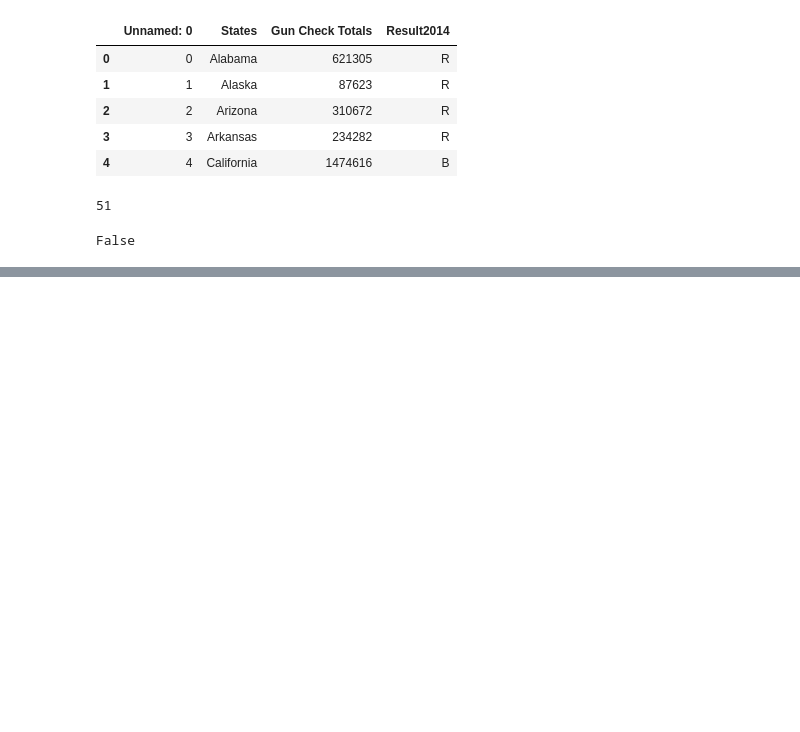
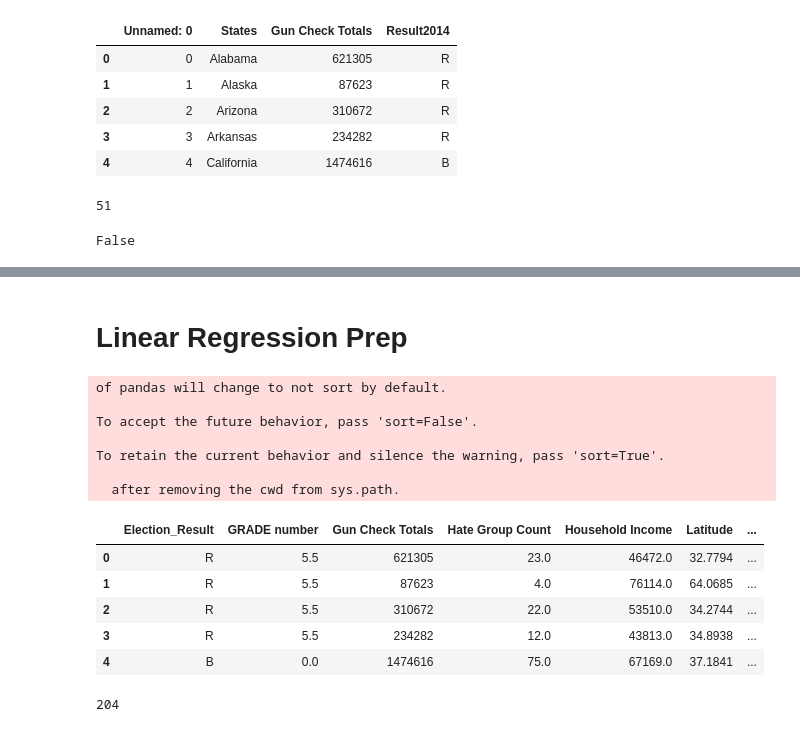
Before and after one commit to lprymak/Project1, a Jupyter notebook: Data_Exploration_&_Cleanup_Final.ipynb, the cells around one changed output, grey strips where cells are left out. Drawn from its saved outputs; the diff is of its cells as text; code cells hidden in the pictures; blank space fills up the shorter version.

```diff
--- a/Data_Exploration_&_Cleanup_Final.ipynb
+++ b/Data_Exploration_&_Cleanup_Final.ipynb
@@ -840,3 +840,29 @@ combined_2017
 | 48 | West Virginia | 4 | 0.0 | 0.0 | 54 | 1836843.0 | 42.2 | ... |
 | 49 | Wisconsin | 11 | 2.0 | 9.0 | 55 | 5763217.0 | 39.2 | ... |
 | 50 | Wyoming | 1 | 0.0 | 0.0 | 56 | 583200.0 | 37.0 | ... |
+# %% [markdown]
+# Linear Regression Prep
+# %%
+#df frame list
+frames = [combined_2017, combined_2016,combined_2015, combined_2014]
+#combine dfs
+linear_dataset = pd.concat(frames)
+linear_dataset.head()
+# %% [output]
+of pandas will change to not sort by default.
+
+To accept the future behavior, pass 'sort=False'.
+
+To retain the current behavior and silence the warning, pass 'sort=True'.
+
+  after removing the cwd from sys.path.
+|  | Election_Result | GRADE number | Gun Check Totals | Hate Group Count | Household Income | Latitude | ... |
+| 0 | R | 5.5 | 621305 | 23.0 | 46472.0 | 32.7794 | ... |
+| 1 | R | 5.5 | 87623 | 4.0 | 76114.0 | 64.0685 | ... |
+| 2 | R | 5.5 | 310672 | 22.0 | 53510.0 | 34.2744 | ... |
+| 3 | R | 5.5 | 234282 | 12.0 | 43813.0 | 34.8938 | ... |
+| 4 | B | 0.0 | 1474616 | 75.0 | 67169.0 | 37.1841 | ... |
+# %%
+len(linear_dataset)#double check length 2014, looks good
+# %% [output]
+204
```
Also changed, not shown: parts of 5 cells of this notebook.
